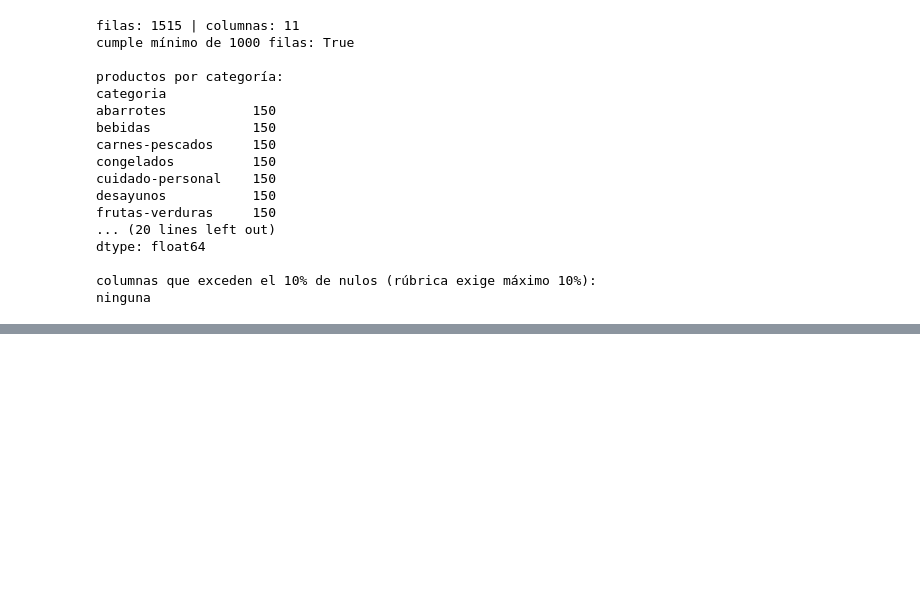
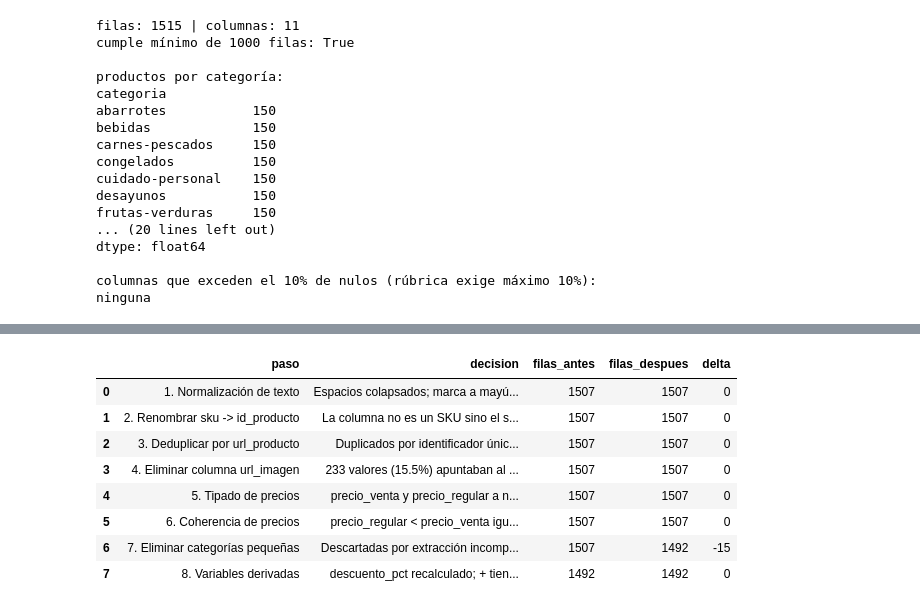
Before and after one commit to DnCuadros23/Proyecto-ACD, a Jupyter notebook: notebooks/Proyecto_.ipynb, the cells around one changed output, grey strips where cells are left out. Drawn from its saved outputs; the diff is of its cells as text; code cells hidden in the pictures; blank space fills up the shorter version.

```diff
--- a/notebooks/01_scraping_plazavea.ipynb
+++ b/notebooks/Proyecto_.ipynb
@@ -750,0 +890,22 @@ guardado: ../data/raw/plazavea_crudo_20260916_2123.csv
+# %%
+df = df_crudo.copy()
+
+# --- Bitácora: la evidencia de control de calidad ---
+bitacora = []
+# Se llama DESPUÉS de aplicar cada cambio; toma el conteo de filas de `df`
+# en ese momento como 'filas_despues' y lo compara con el paso anterior.
+def log(paso, decision):
+    antes = log.filas_previas
+    despues = len(df)
+    bitacora.append({
+        "paso": paso,
+        "decision": decision,
+        "filas_antes": antes,
+        "filas_despues": despues,
+        "delta": despues - antes,
+    })
+    log.filas_previas = despues
+    print(f"[{paso}] {decision}  |  filas: {antes} -> {despues} ({despues-antes:+d})")
+log.filas_previas = len(df)
+
+print("estado inicial:", len(df), "filas,", df.shape[1], "columnas")
@@ -750,0 +1065,13 @@ guardado: ../data/raw/plazavea_crudo_20260916_2123.csv
+# %%
+df_bitacora = pd.DataFrame(bitacora)
+df_bitacora
+# %% [output]
+|  | paso | decision | filas_antes | filas_despues | delta |
+| 0 | 1. Normalización de texto | Espacios colapsados; marca a mayú... | 1507 | 1507 | 0 |
+| 1 | 2. Renombrar sku -> id_producto | La columna no es un SKU sino el s... | 1507 | 1507 | 0 |
+| 2 | 3. Deduplicar por url_producto | Duplicados por identificador únic... | 1507 | 1507 | 0 |
+| 3 | 4. Eliminar columna url_imagen | 233 valores (15.5%) apuntaban al ... | 1507 | 1507 | 0 |
+| 4 | 5. Tipado de precios | precio_venta y precio_regular a n... | 1507 | 1507 | 0 |
+| 5 | 6. Coherencia de precios | precio_regular < precio_venta igu... | 1507 | 1507 | 0 |
+| 6 | 7. Eliminar categorías pequeñas | Descartadas por extracción incomp... | 1507 | 1492 | -15 |
+| 7 | 8. Variables derivadas | descuento_pct recalculado; + tien... | 1492 | 1492 | 0 |
```
Also changed, not shown: parts of 38 cells of this notebook.
